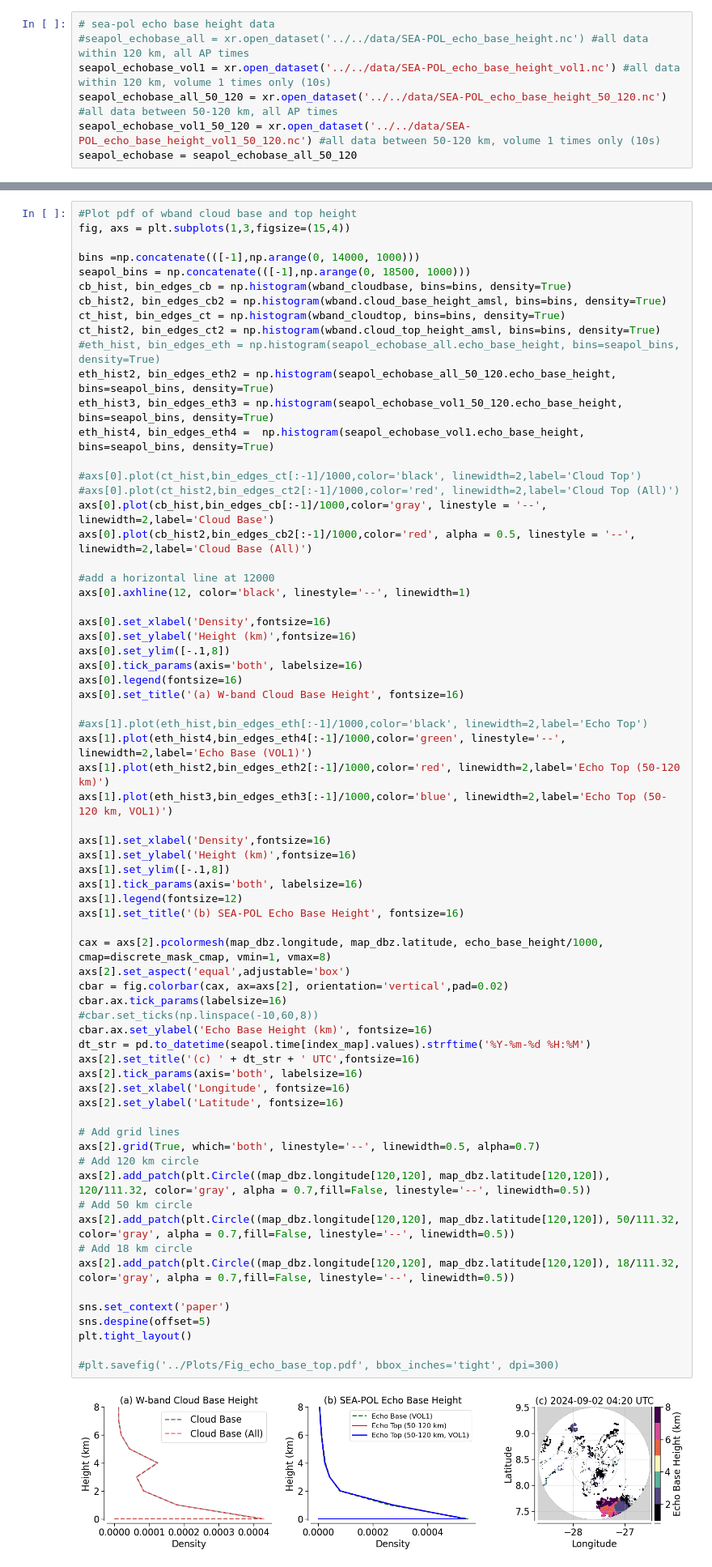
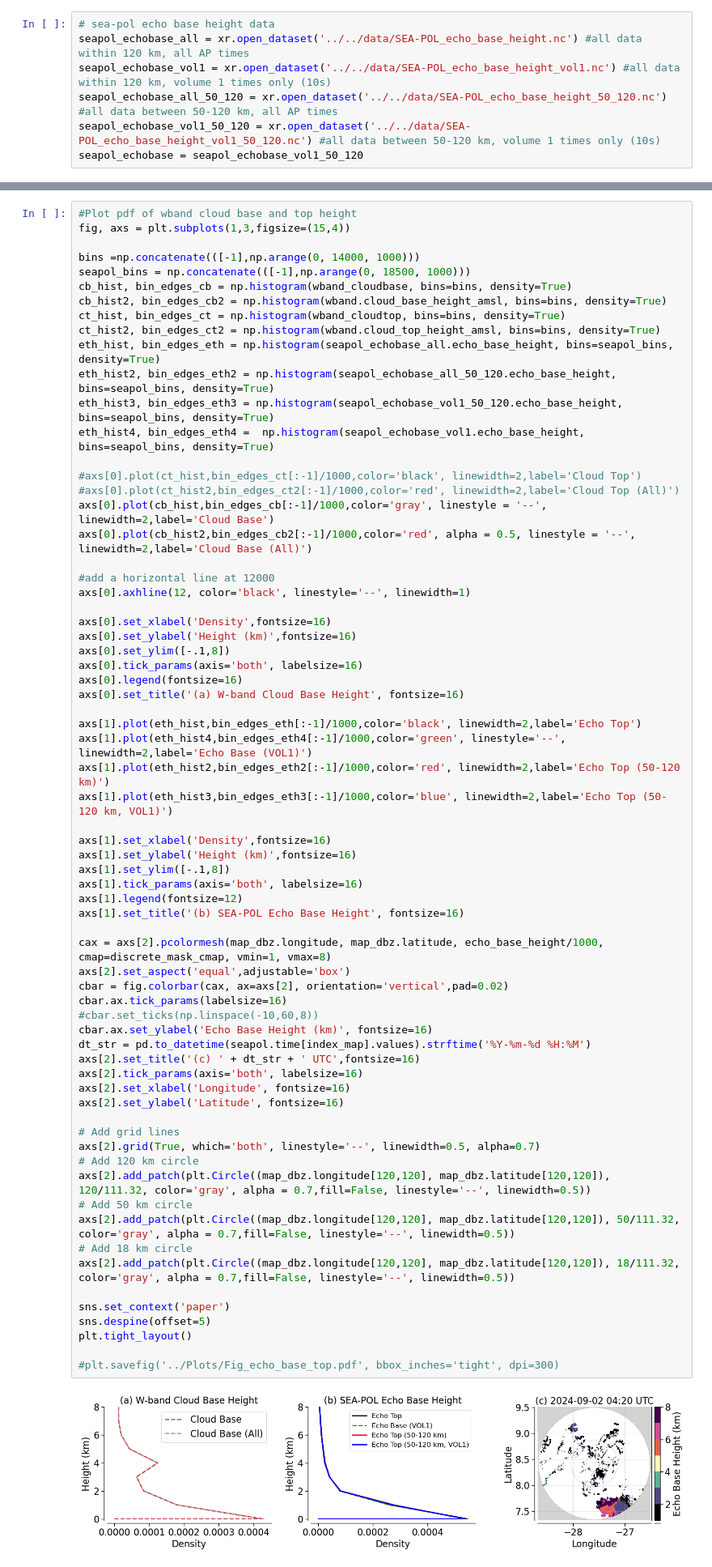
Before and after one commit to allison-wing/PICCOLO, a Jupyter notebook: plot_echo_base_ht.ipynb, the cells around one changed output, grey strips where cells are left out. Shown at 81% size. Saved outputs shown, nothing was run; the diff lists cells and outputs as text.

```diff
--- a/plot_echo_base_ht.ipynb
+++ b/plot_echo_base_ht.ipynb
@@ -101,11 +101,11 @@ Data variables: (12/14)
     NCO:               netCDF Operators version 4.9.7 (Homepage = http://nco....
 # %%
 # sea-pol echo base height data
-#seapol_echobase_all = xr.open_dataset('../../data/SEA-POL_echo_base_height.nc') #all data within 120 km, all AP times
+seapol_echobase_all = xr.open_dataset('../../data/SEA-POL_echo_base_height.nc') #all data within 120 km, all AP times
 seapol_echobase_vol1 = xr.open_dataset('../../data/SEA-POL_echo_base_height_vol1.nc') #all data within 120 km, volume 1 times only (10s)
 seapol_echobase_all_50_120 = xr.open_dataset('../../data/SEA-POL_echo_base_height_50_120.nc') #all data between 50-120 km, all AP times
 seapol_echobase_vol1_50_120 = xr.open_dataset('../../data/SEA-POL_echo_base_height_vol1_50_120.nc') #all data between 50-120 km, volume 1 times only (10s)
-seapol_echobase = seapol_echobase_all_50_120
+seapol_echobase = seapol_echobase_vol1_50_120
 # %% [markdown]
 Calculate percentages of echo base height
 # %%
@@ -215,7 +215,7 @@ cb_hist, bin_edges_cb = np.histogram(wband_cloudbase, bins=bins, density=True)
 cb_hist2, bin_edges_cb2 = np.histogram(wband.cloud_base_height_amsl, bins=bins, density=True)
 ct_hist, bin_edges_ct = np.histogram(wband_cloudtop, bins=bins, density=True)
 ct_hist2, bin_edges_ct2 = np.histogram(wband.cloud_top_height_amsl, bins=bins, density=True)
-#eth_hist, bin_edges_eth = np.histogram(seapol_echobase_all.echo_base_height, bins=seapol_bins, density=True)
+eth_hist, bin_edges_eth = np.histogram(seapol_echobase_all.echo_base_height, bins=seapol_bins, density=True)
 eth_hist2, bin_edges_eth2 = np.histogram(seapol_echobase_all_50_120.echo_base_height, bins=seapol_bins, density=True)
 eth_hist3, bin_edges_eth3 = np.histogram(seapol_echobase_vol1_50_120.echo_base_height, bins=seapol_bins, density=True)
 eth_hist4, bin_edges_eth4 =  np.histogram(seapol_echobase_vol1.echo_base_height, bins=seapol_bins, density=True)
@@ -235,7 +235,7 @@ axs[0].tick_params(axis='both', labelsize=16)
 axs[0].legend(fontsize=16)
 axs[0].set_title('(a) W-band Cloud Base Height', fontsize=16)
 
-#axs[1].plot(eth_hist,bin_edges_eth[:-1]/1000,color='black', linewidth=2,label='Echo Top')
+axs[1].plot(eth_hist,bin_edges_eth[:-1]/1000,color='black', linewidth=2,label='Echo Top')
 axs[1].plot(eth_hist4,bin_edges_eth4[:-1]/1000,color='green', linestyle='--', linewidth=2,label='Echo Base (VOL1)')
 axs[1].plot(eth_hist2,bin_edges_eth2[:-1]/1000,color='red', linewidth=2,label='Echo Top (50-120 km)')
 axs[1].plot(eth_hist3,bin_edges_eth3[:-1]/1000,color='blue', linewidth=2,label='Echo Top (50-120 km, VOL1)')
@@ -247,31 +247,31 @@ axs[1].tick_params(axis='both', labelsize=16)
 axs[1].legend(fontsize=12)
 axs[1].set_title('(b) SEA-POL Echo Base Height', fontsize=16)
 
 cax = axs[2].pcolormesh(map_dbz.longitude, map_dbz.latitude, echo_base_height/1000, cmap=discrete_mask_cmap, vmin=1, vmax=8)
 axs[2].set_aspect('equal',adjustable='box')
 cbar = fig.colorbar(cax, ax=axs[2], orientation='vertical',pad=0.02)
 cbar.ax.tick_params(labelsize=16)
 #cbar.set_ticks(np.linspace(-10,60,8))
 cbar.ax.set_ylabel('Echo Base Height (km)', fontsize=16)
 dt_str = pd.to_datetime(seapol.time[index_map].values).strftime('%Y-%m-%d %H:%M')
 axs[2].set_title('(c) ' + dt_str + ' UTC',fontsize=16)
 axs[2].tick_params(axis='both', labelsize=16)
 axs[2].set_xlabel('Longitude', fontsize=16)
 axs[2].set_ylabel('Latitude', fontsize=16)
 
 # Add grid lines
 axs[2].grid(True, which='both', linestyle='--', linewidth=0.5, alpha=0.7)
 # Add 120 km circle
 axs[2].add_patch(plt.Circle((map_dbz.longitude[120,120], map_dbz.latitude[120,120]), 120/111.32, color='gray', alpha = 0.7,fill=False, linestyle='--', linewidth=0.5))
 # Add 50 km circle
 axs[2].add_patch(plt.Circle((map_dbz.longitude[120,120], map_dbz.latitude[120,120]), 50/111.32, color='gray', alpha = 0.7,fill=False, linestyle='--', linewidth=0.5))
 # Add 18 km circle
 axs[2].add_patch(plt.Circle((map_dbz.longitude[120,120], map_dbz.latitude[120,120]), 18/111.32, color='gray', alpha = 0.7,fill=False, linestyle='--', linewidth=0.5))
 
 sns.set_context('paper')
 sns.despine(offset=5)
 plt.tight_layout()
 
 #plt.savefig('../Plots/Fig_echo_base_top.pdf', bbox_inches='tight', dpi=300)
 # %% [output]
-[figure, old version]
+[figure, new version]
```
Also changed, not shown: 1 other file.
